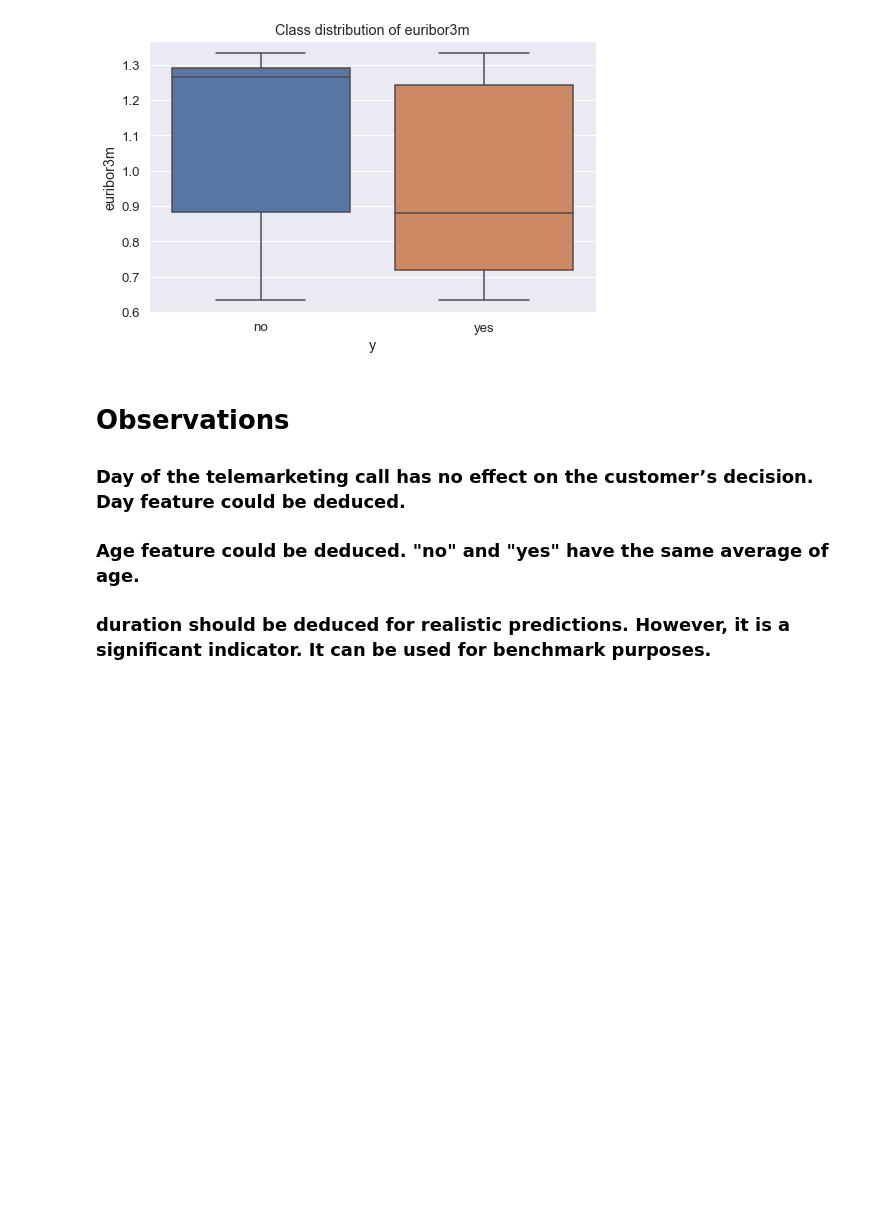
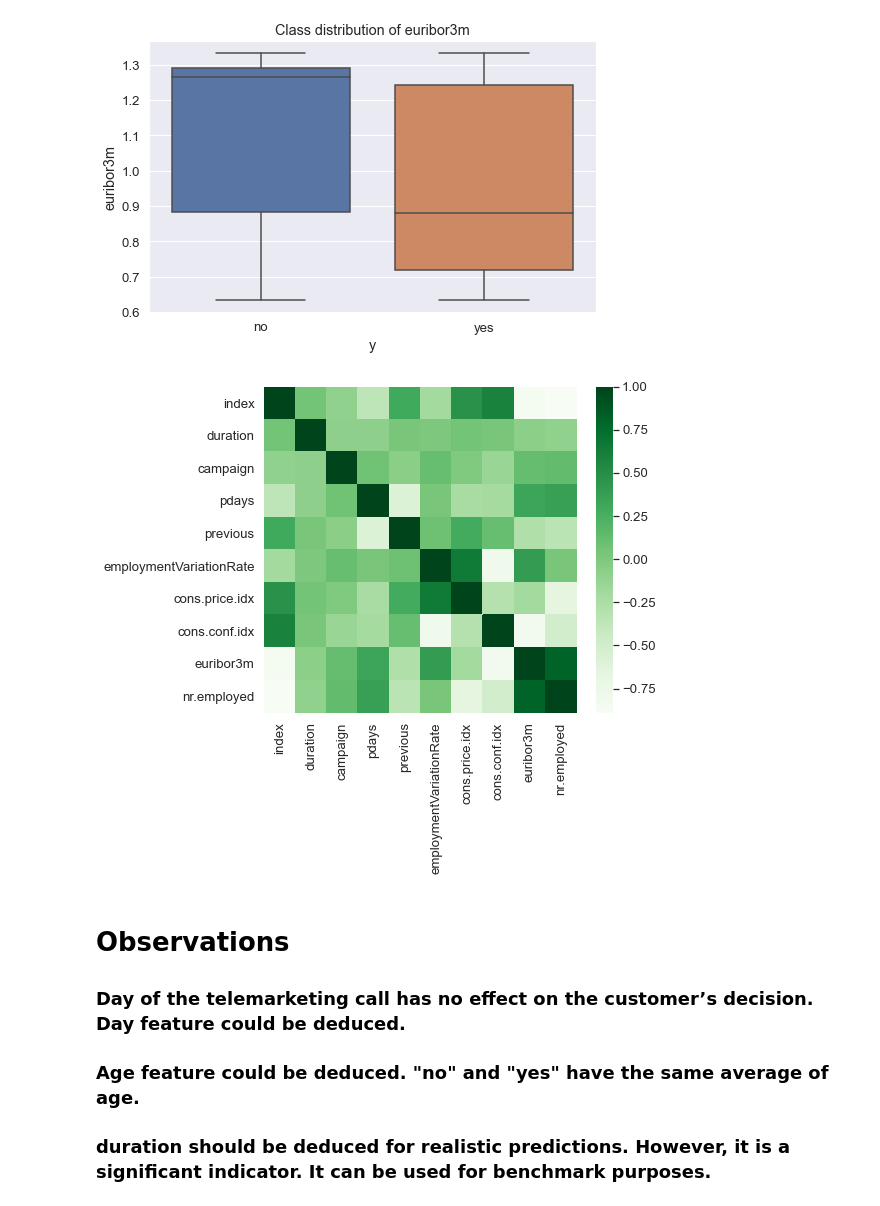
Before and after one commit to aylinaydincs/CS454_Project, a Jupyter notebook: DataPreprocess_OneHotEncoding.ipynb, the cells around one changed output. Cells and saved outputs as stored; diff of their text form; code cells hidden in the pictures; blank space fills up the shorter version.

```diff
--- a/DataPreprocess_OneHotEncoding.ipynb
+++ b/DataPreprocess_OneHotEncoding.ipynb
@@ -86,6 +86,13 @@ plot_n("euribor3m")
 [figure]
 [figure]
 [figure]
+# %%
+corr = bank_data.corr()
+
+plt.figure(figsize=(7,6))
+_ = sns.heatmap(corr.round(2), cmap="Greens")
+# %% [output]
+[figure, added]
 # %% [markdown]
 # Observations
 ### Day of the telemarketing call has no effect on the customer’s decision. Day feature could be deduced.
```
Also changed, not shown: parts of 10 cells of this notebook.
